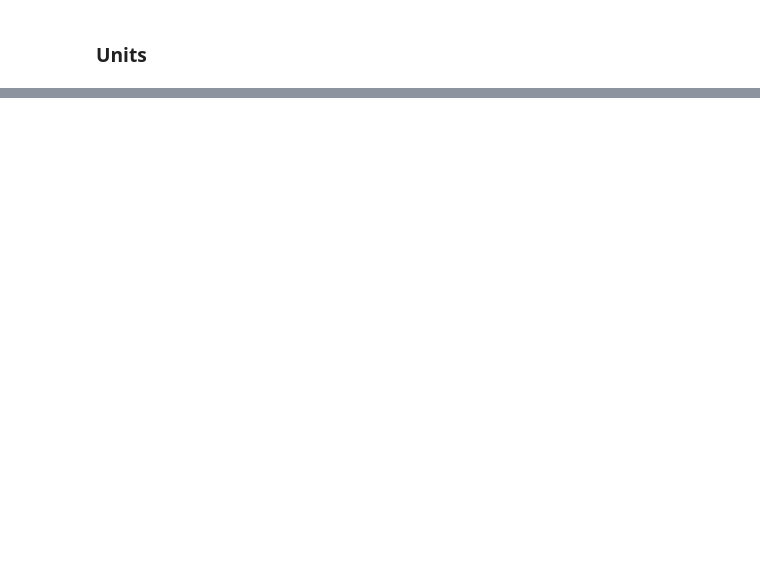
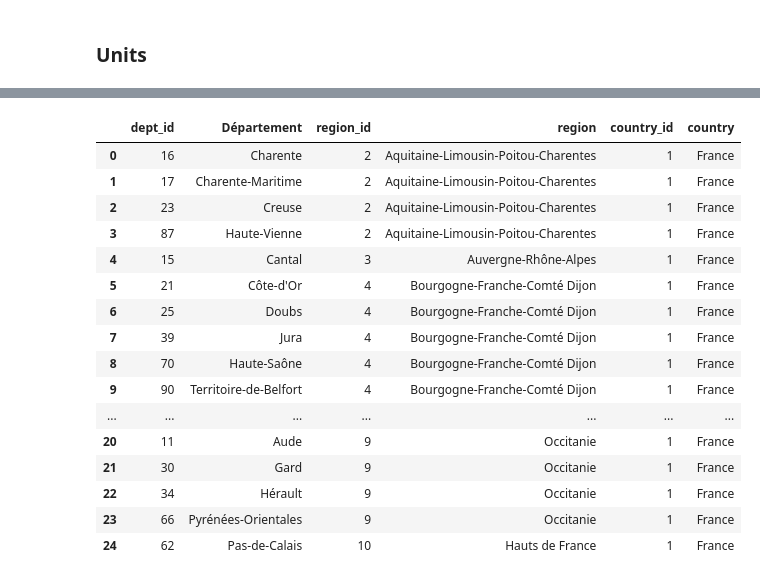
Before and after one commit to AmaurySalles/emissions-study, a Jupyter notebook: notebook.ipynb, the cells around one changed output, grey strips where cells are left out. Cells and saved outputs as stored; diff of their text form; code cells hidden in the pictures; blank space fills up the shorter version.

```diff
--- a/notebook.ipynb
+++ b/notebook.ipynb
@@ -376,0 +510,4 @@ data[data["Unité français"]=='kg / m³'].loc[:,["Nom base français",'Total po
+# %%
+depts['region'] = update_FR_region_names(depts['Région administrative'])
+# %%
+depts['region_id'] = depts['region'].map(regions.set_index('name')['region_id']).astype(int)
@@ -376,0 +567,3 @@ data[data["Unité français"]=='kg / m³'].loc[:,["Nom base français",'Total po
+# %%
+geo = depts[['dept_id', 'Département ', 'region_id', 'region']].copy()
+geo.head()
@@ -376,0 +572,3 @@ data[data["Unité français"]=='kg / m³'].loc[:,["Nom base français",'Total po
+# %%
+geo.loc[:,'country_id'] = 1
+geo.loc[:,'country'] = 'France'
@@ -376,0 +588,20 @@ data[data["Unité français"]=='kg / m³'].loc[:,["Nom base français",'Total po
+# %%
+geo
+# %% [output]
+|  | dept_id | Département | region_id | region | country_id | country |
+| 0 | 16 | Charente | 2 | Aquitaine-Limousin-Poitou-Charentes | 1 | France |
+| 1 | 17 | Charente-Maritime | 2 | Aquitaine-Limousin-Poitou-Charentes | 1 | France |
+| 2 | 23 | Creuse | 2 | Aquitaine-Limousin-Poitou-Charentes | 1 | France |
+| 3 | 87 | Haute-Vienne | 2 | Aquitaine-Limousin-Poitou-Charentes | 1 | France |
+| 4 | 15 | Cantal | 3 | Auvergne-Rhône-Alpes | 1 | France |
+| 5 | 21 | Côte-d'Or | 4 | Bourgogne-Franche-Comté Dijon | 1 | France |
+| 6 | 25 | Doubs | 4 | Bourgogne-Franche-Comté Dijon | 1 | France |
+| 7 | 39 | Jura | 4 | Bourgogne-Franche-Comté Dijon | 1 | France |
+| 8 | 70 | Haute-Saône | 4 | Bourgogne-Franche-Comté Dijon | 1 | France |
+| 9 | 90 | Territoire-de-Belfort | 4 | Bourgogne-Franche-Comté Dijon | 1 | France |
+| ... | ... | ... | ... | ... | ... | ... |
+| 20 | 11 | Aude | 9 | Occitanie | 1 | France |
+| 21 | 30 | Gard | 9 | Occitanie | 1 | France |
+| 22 | 34 | Hérault | 9 | Occitanie | 1 | France |
+| 23 | 66 | Pyrénées-Orientales | 9 | Occitanie | 1 | France |
+| 24 | 62 | Pas-de-Calais | 10 | Hauts de France | 1 | France |
```
Also changed, not shown: parts of 54 cells of this notebook, 10 other files.
